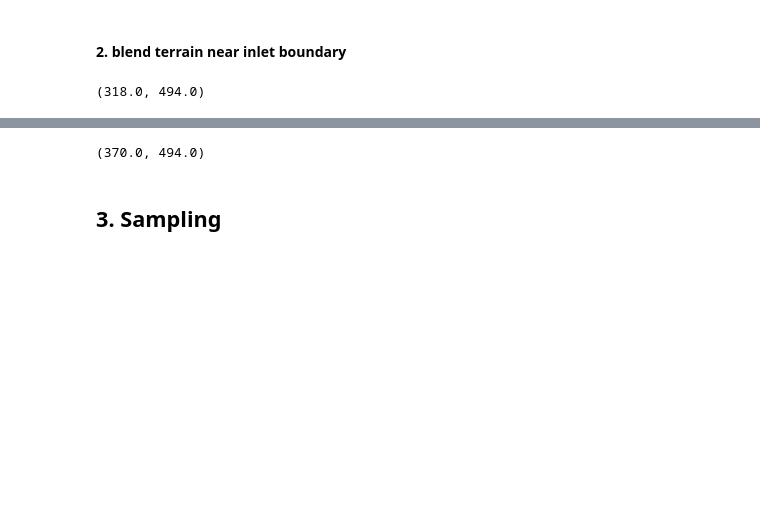
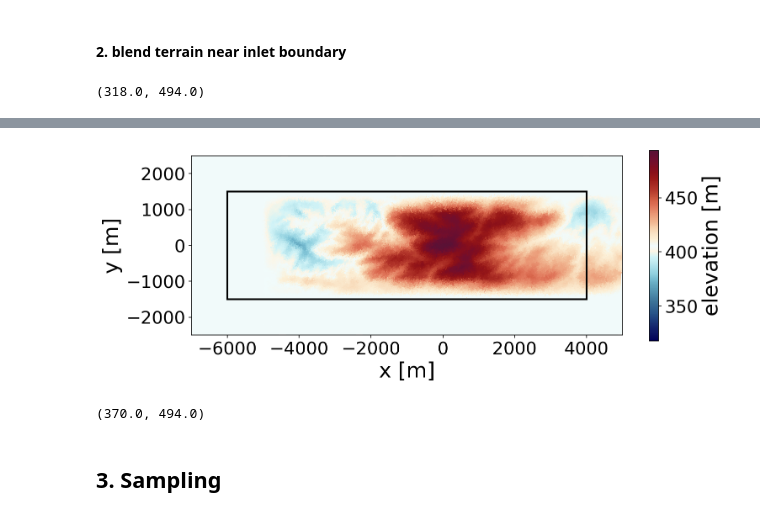
Before and after one commit to ewquon/mmctools, a Jupyter notebook: coupling/domain_setup_for_terrain.ipynb, the cells around one changed output, grey strips where cells are left out. Saved outputs shown, nothing was run; the diff lists cells and outputs as text; code cells hidden in the pictures; blank space fills up the shorter version.

```diff
--- a/coupling/domain_setup_for_terrain.ipynb
+++ b/coupling/domain_setup_for_terrain.ipynb
@@ -226,0 +249,33 @@ ax.axis('scaled')
+# %%
+with open('/Users/equon/cool_to_warm_extended.json','r') as f:
+    RGBPoints = json.load(f)[0]['RGBPoints']
+rgb = np.array(RGBPoints).reshape((len(RGBPoints)//4, 4))
+# %%
+coloridx = np.arange(len(rgb)) / (len(rgb)-1)
+colorfun = interp1d(coloridx, rgb[:,1:], axis=0)
+colors = colorfun(np.linspace(0,1,256))
+coolwarm_ext = ListedColormap(colors)
+# %%
+%%time
+fig, ax = plt.subplots(figsize=(11,4),dpi=150)
+pcm = ax.pcolormesh(newmsh.x, newmsh.y, newmsh.z, cmap=coolwarm_ext,
+                    vmin=edge_elev-elev_delta, vmax=edge_elev+elev_delta)
+cbar = fig.colorbar(pcm, ax=ax)
+cbar.set_label('elevation [m]',fontsize=24)
+cbar.ax.tick_params(labelsize=20)
+
+rect = patches.Rectangle(
+    (xMin,yMin), (xMax-xMin), (yMax-yMin),
+    fill=False, clip_on=False, lw=2,
+)
+ax.add_patch(rect)
+
+ax.set_xlabel('x [m]',fontsize=24)
+ax.set_ylabel('y [m]',fontsize=24)
+ax.tick_params(labelsize=20)
+ax.set_xlim((-6250,4250))
+ax.set_ylim((-1750,1750))
+ax.axis('scaled')
+
+fig.savefig('simulated_terrain.png',dpi=300,bbox_inches='tight')
+# %% [output]
@@ -227,3 +284,4 @@ ax.axis('scaled')
+[figure, added]
 # %%
 np.min(newmsh.z), np.max(newmsh.z)
 # %% [output]
```
Also changed, not shown: parts of 32 cells of this notebook.
